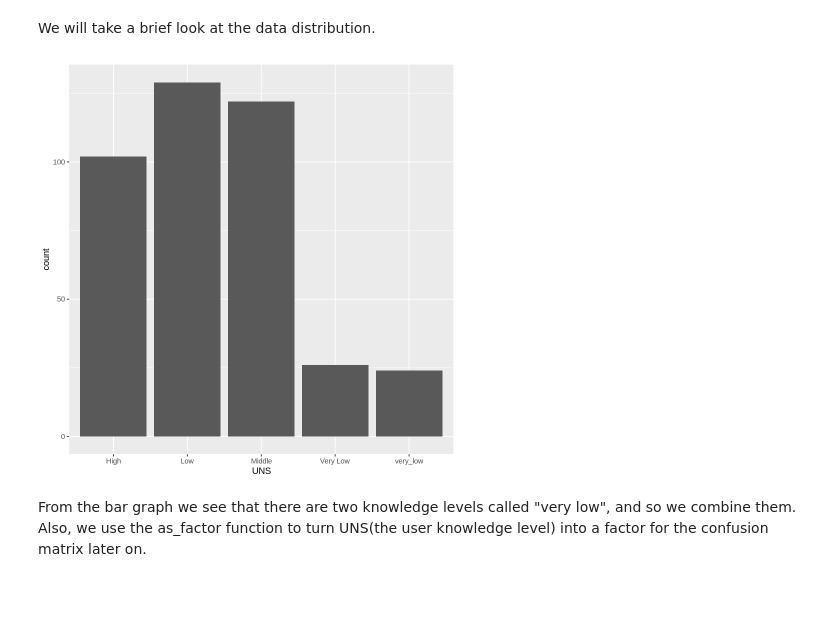
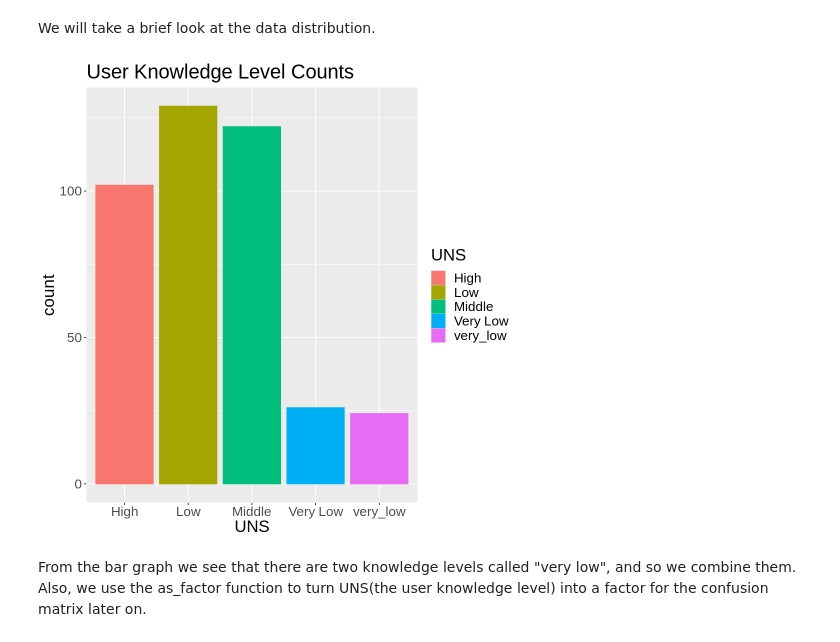
Before and after one commit to TPPJT/DSCI-Group-Project, a Jupyter notebook: GroupProject_1.ipynb, the cells around one changed output. Drawn from its saved outputs; the diff is of its cells as text; code cells hidden in the pictures; blank space fills up the shorter version.

```diff
--- a/GroupProject_1.ipynb
+++ b/GroupProject_1.ipynb
@@ -59,11 +59,13 @@ tidy_user_data_original <- bind_rows(tidy_testing_original, tidy_training_origin
 We will take a brief look at the data distribution.
 # %%
 user_data_original_plot <- tidy_user_data_original |>
-    ggplot(aes(x=UNS)) +
-    geom_bar()
+    ggplot(aes(x=UNS,colour=UNS,fill=UNS)) +
+    geom_bar()+
+    ggtitle("User Knowledge Level Counts")+
+    theme(text=element_text(size=20))
 user_data_original_plot
 # %% [output]
-[figure, old version]
+[figure, new version]
 # %% [markdown]
 From the bar graph we see that there are two knowledge levels called "very low", and so we combine them. Also, we use the as_factor function to turn UNS(the user knowledge level) into a factor for the confusion matrix later on.
 # %%
```
Also changed, not shown: parts of 1 cell of this notebook.
